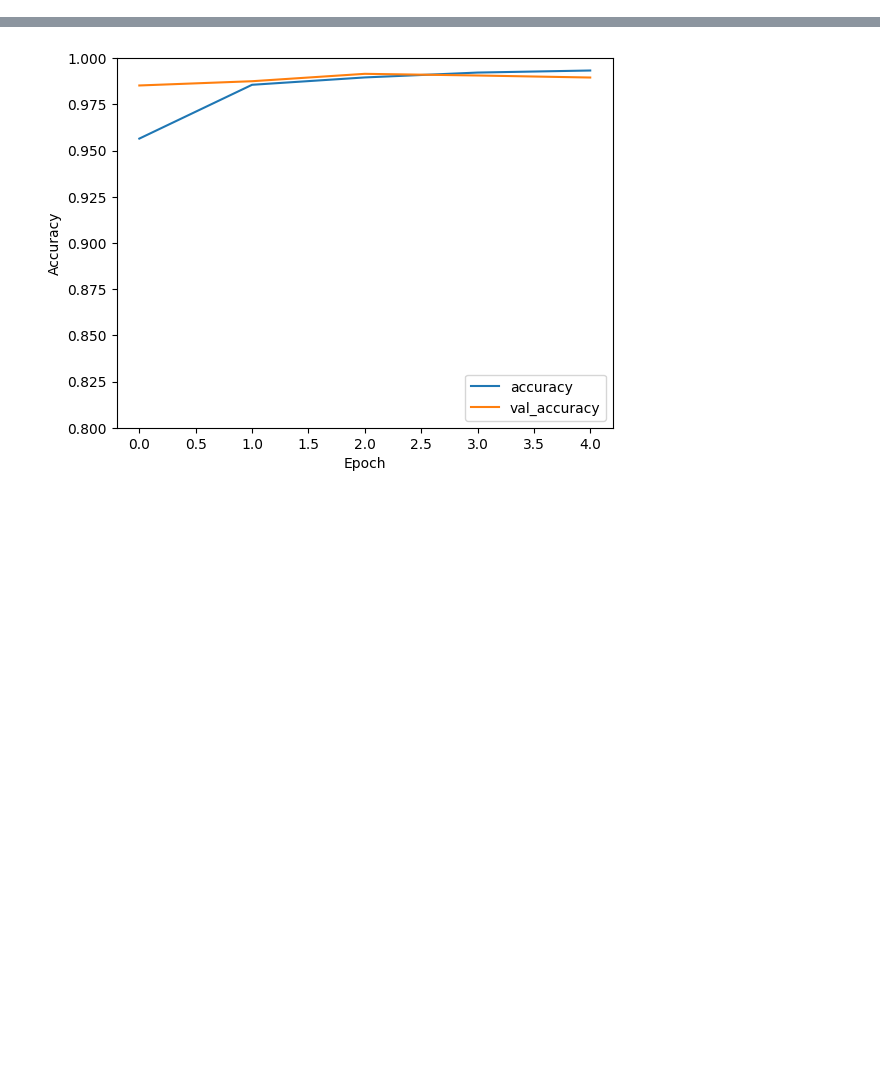
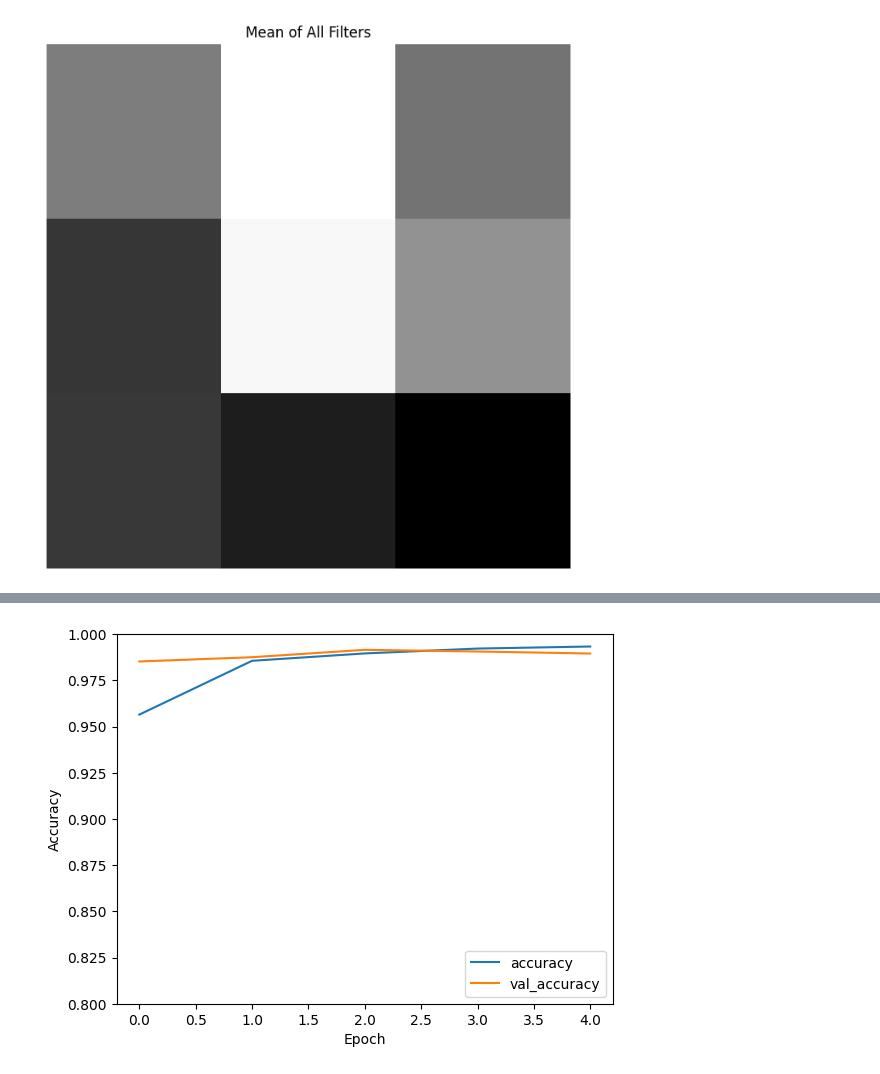
Before and after one commit to Nandini-Kanawade/BreakingUp_CNN, a Jupyter notebook: CNNVisualization.ipynb, the cells around one changed output, grey strips where cells are left out. Cells and saved outputs as stored; diff of their text form; code cells hidden in the pictures; blank space fills up the shorter version.

```diff
--- a/CNNVisualization.ipynb
+++ b/CNNVisualization.ipynb
@@ -34,0 +92,21 @@ model.add(layers.Dense(10, activation='softmax'))
+# %%
+filters, biases = model.layers[0].get_weights()
+
+# Normalize filters to the range 0-1
+f_min, f_max = filters.min(), filters.max()
+filters = (filters - f_min) / (f_max - f_min)
+
+# Compute the mean filter across the filter dimension
+mean_filter = np.median(filters, axis=-1)
+
+# Since the mean filter might still have multiple channels, reduce to one channel if necessary
+mean_filter = mean_filter[:, :, 0]
+
+# Plot the mean filter
+plt.figure(figsize=(8, 8))
+plt.imshow(mean_filter, cmap='gray')
+plt.axis('off')
+plt.title('Mean of All Filters')
+plt.show()
+# %% [output]
+[figure, added]
```
Also changed, not shown: parts of 17 cells of this notebook.
